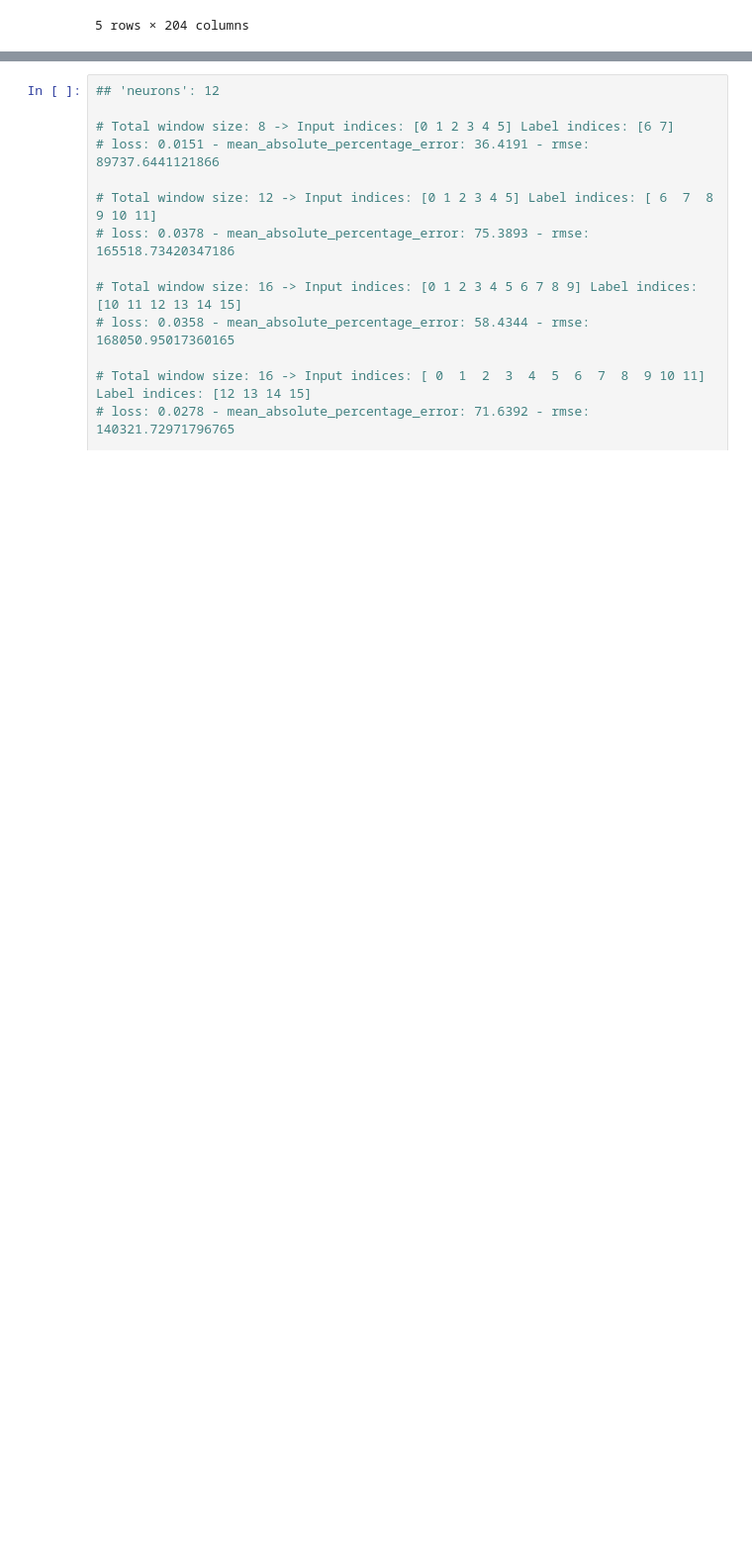
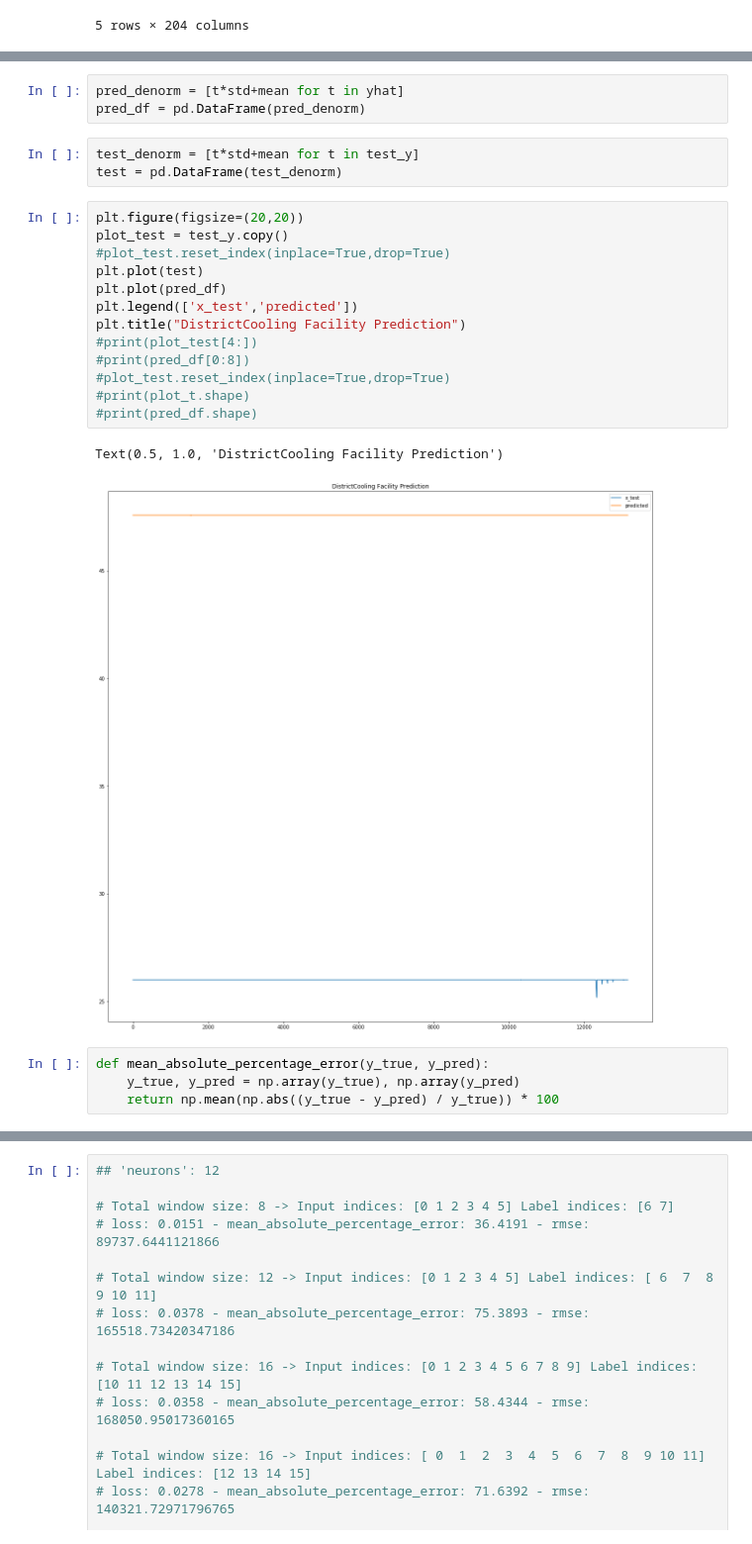
Before and after one commit to bre3760/ictbuilding, a Jupyter notebook: prediction_model/LSTM_proof-CNN.ipynb, the cells around one changed output, grey strips where cells are left out. Shown at 99% size. Drawn from its saved outputs; the diff is of its cells as text; blank space fills up the shorter version.

```diff
--- a/prediction_model/LSTM_proof-CNN.ipynb
+++ b/prediction_model/LSTM_proof-CNN.ipynb
@@ -579,0 +314,26 @@ print(rmse_neurons)
+# %%
+pred_denorm = [t*std+mean for t in yhat]
+pred_df = pd.DataFrame(pred_denorm)
+# %%
+test_denorm = [t*std+mean for t in test_y]
+test = pd.DataFrame(test_denorm)
+# %%
+plt.figure(figsize=(20,20))
+plot_test = test_y.copy()
+#plot_test.reset_index(inplace=True,drop=True)
+plt.plot(test)
+plt.plot(pred_df)
+plt.legend(['x_test','predicted'])
+plt.title("DistrictCooling Facility Prediction")
+#print(plot_test[4:])
+#print(pred_df[0:8])
+#plot_test.reset_index(inplace=True,drop=True)
+#print(plot_t.shape)
+#print(pred_df.shape)
+# %% [output]
+Text(0.5, 1.0, 'DistrictCooling Facility Prediction')
+[figure, added]
+# %%
+def mean_absolute_percentage_error(y_true, y_pred):
+    y_true, y_pred = np.array(y_true), np.array(y_pred)
+    return np.mean(np.abs((y_true - y_pred) / y_true)) * 100
```
Also changed, not shown: parts of 41 cells of this notebook.
